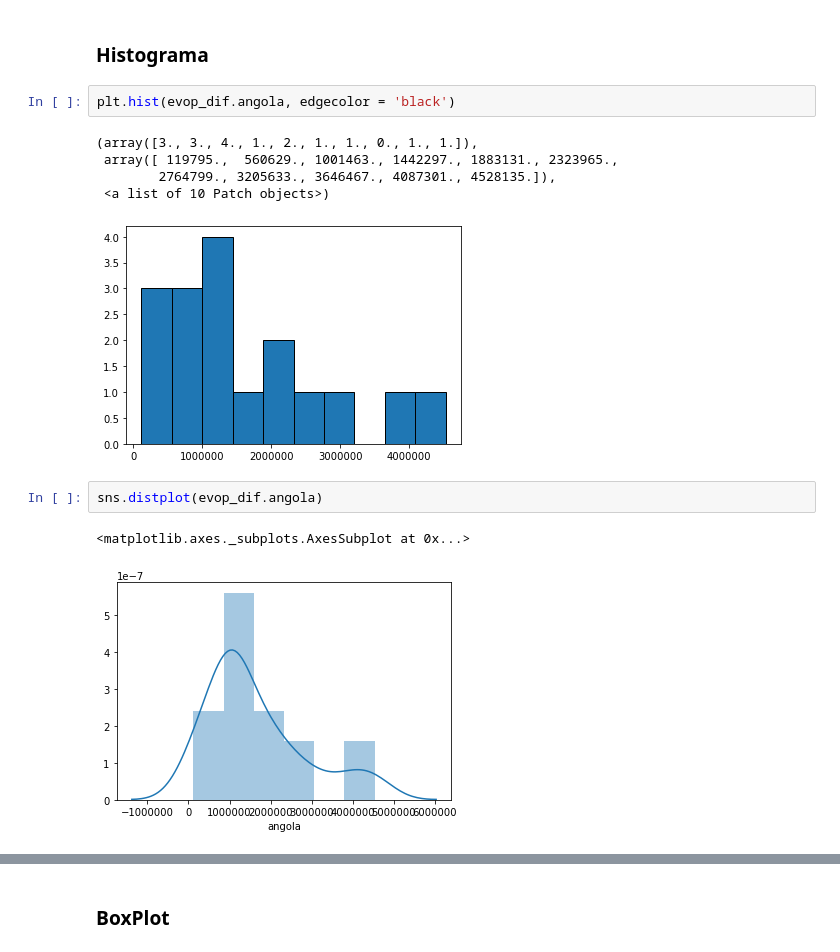
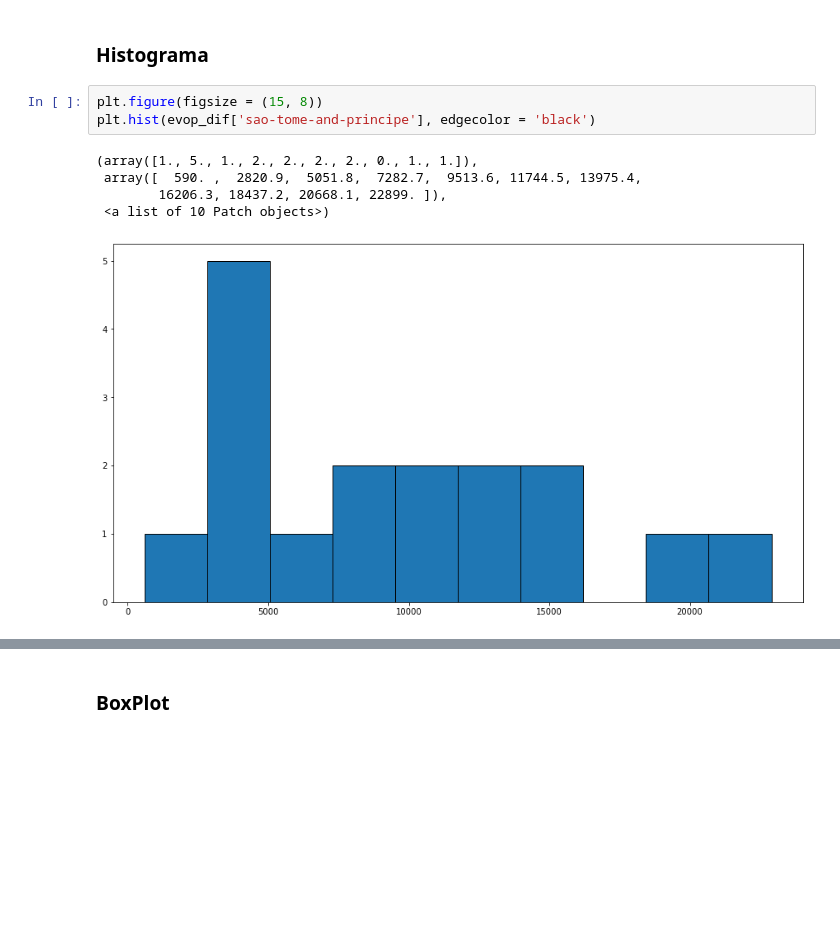
Before and after one commit to LeideSoares/machine_learning_portuguese_tutorial, a Jupyter notebook: a2_libraries/a3_matplotlib_seaborn_visualizacao.ipynb, the cells around one changed output, grey strips where cells are left out. Cells and saved outputs as stored; diff of their text form; blank space fills up the shorter version.

```diff
--- a/a2_libraries/a3_matplotlib_seaborn_visualizacao.ipynb
+++ b/a2_libraries/a3_matplotlib_seaborn_visualizacao.ipynb
@@ -185,15 +139,11 @@ dtype: float64
 # %% [markdown]
 ### Histograma
 # %%
-plt.hist(evop_dif.angola, edgecolor = 'black')
+plt.figure(figsize = (15, 8))
+plt.hist(evop_dif['sao-tome-and-principe'], edgecolor = 'black')
 # %% [output]
-(array([3., 3., 4., 1., 2., 1., 1., 0., 1., 1.]),
- array([ 119795.,  560629., 1001463., 1442297., 1883131., 2323965.,
-        2764799., 3205633., 3646467., 4087301., 4528135.]),
+(array([1., 5., 1., 2., 2., 2., 2., 0., 1., 1.]),
+ array([  590. ,  2820.9,  5051.8,  7282.7,  9513.6, 11744.5, 13975.4,
+        16206.3, 18437.2, 20668.1, 22899. ]),
  <a list of 10 Patch objects>)
-[figure, old version]
+[figure, new version]
-# %%
-sns.distplot(evop_dif.angola)
-# %% [output]
-<matplotlib.axes._subplots.AxesSubplot at 0x...>
-[figure, removed]
```
Also changed, not shown: parts of 45 cells of this notebook, 7 other files.
